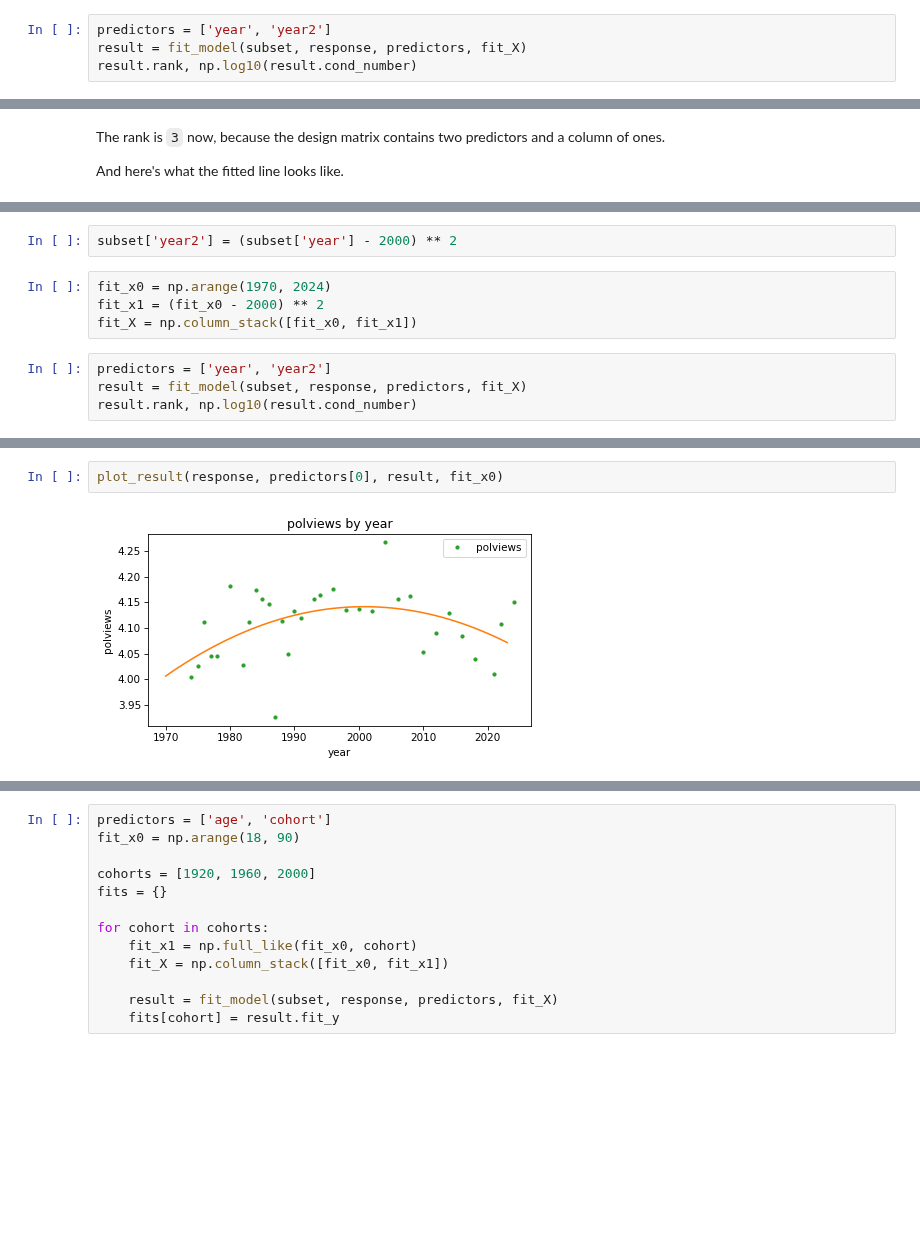
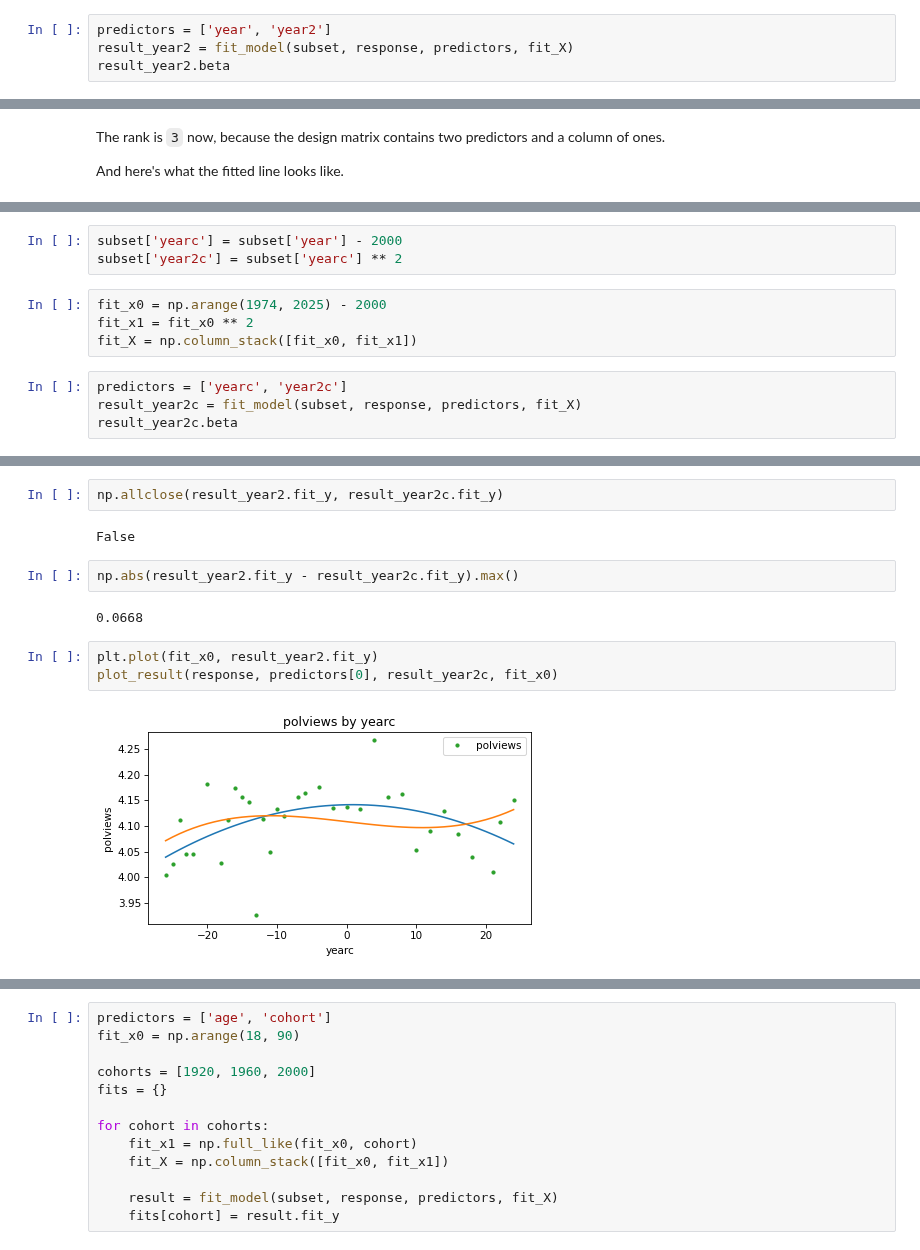
Before and after one commit to AllenDowney/ThinkLinearAlgebra, a Jupyter notebook: soln/regression.ipynb, the cells around one changed output, grey strips where cells are left out. Drawn from its saved outputs; the diff is of its cells as text; blank space fills up the shorter version.

```diff
--- a/soln/regression.ipynb
+++ b/soln/regression.ipynb
@@ -934,6 +944,6 @@ fit_X = np.column_stack([fit_x0, fit_x1])
 Now we can compute a least squares with with two predictors.
 # %%
 predictors = ['year', 'year2']
-result = fit_model(subset, response, predictors, fit_X)
-result.rank, np.log10(result.cond_number)
+result_year2 = fit_model(subset, response, predictors, fit_X)
+result_year2.beta
 # %% [output]
@@ -962,11 +1069,12 @@ Clearly, something has gone wrong.
 # %%
-subset['year2'] = (subset['year'] - 2000) ** 2
+subset['yearc'] = subset['year'] - 2000
+subset['year2c'] = subset['yearc'] ** 2
 # %%
-fit_x0 = np.arange(1970, 2024)
-fit_x1 = (fit_x0 - 2000) ** 2
+fit_x0 = np.arange(1974, 2025) - 2000
+fit_x1 = fit_x0 ** 2
 fit_X = np.column_stack([fit_x0, fit_x1])
 # %%
-predictors = ['year', 'year2']
-result = fit_model(subset, response, predictors, fit_X)
-result.rank, np.log10(result.cond_number)
+predictors = ['yearc', 'year2c']
+result_year2c = fit_model(subset, response, predictors, fit_X)
+result_year2c.beta
 # %% [output]
@@ -974,4 +1130,13 @@ result.rank, np.log10(result.cond_number)
+# %%
+np.allclose(result_year2.fit_y, result_year2c.fit_y)
+# %% [output]
+False
+# %%
+np.abs(result_year2.fit_y - result_year2c.fit_y).max()
+# %% [output]
+0.0668
 # %%
-plot_result(response, predictors[0], result, fit_x0)
+plt.plot(fit_x0, result_year2.fit_y)
+plot_result(response, predictors[0], result_year2c, fit_x0)
 # %% [output]
-[figure, old version]
+[figure, new version]
```
Also changed, not shown: parts of 52 cells of this notebook.
